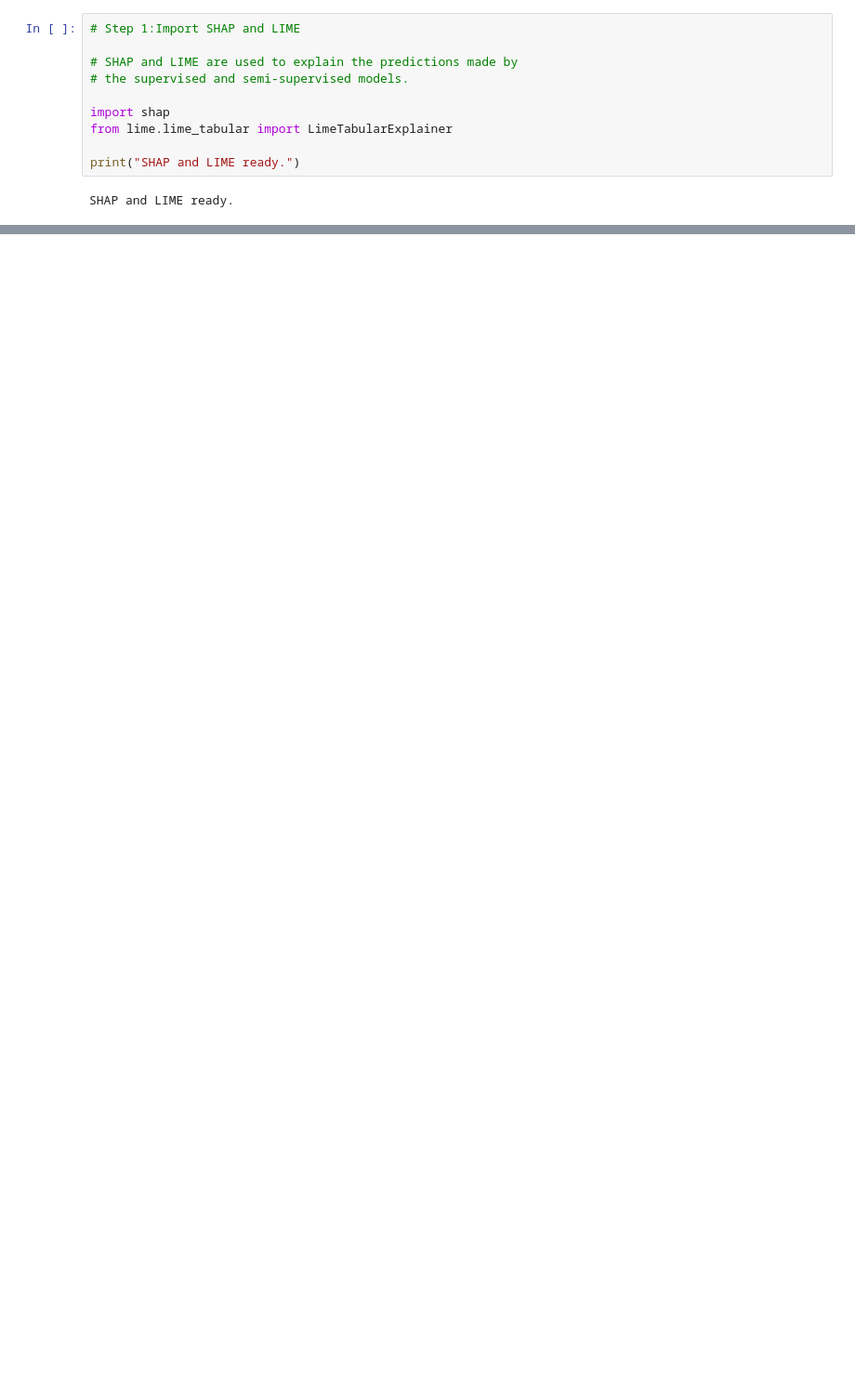
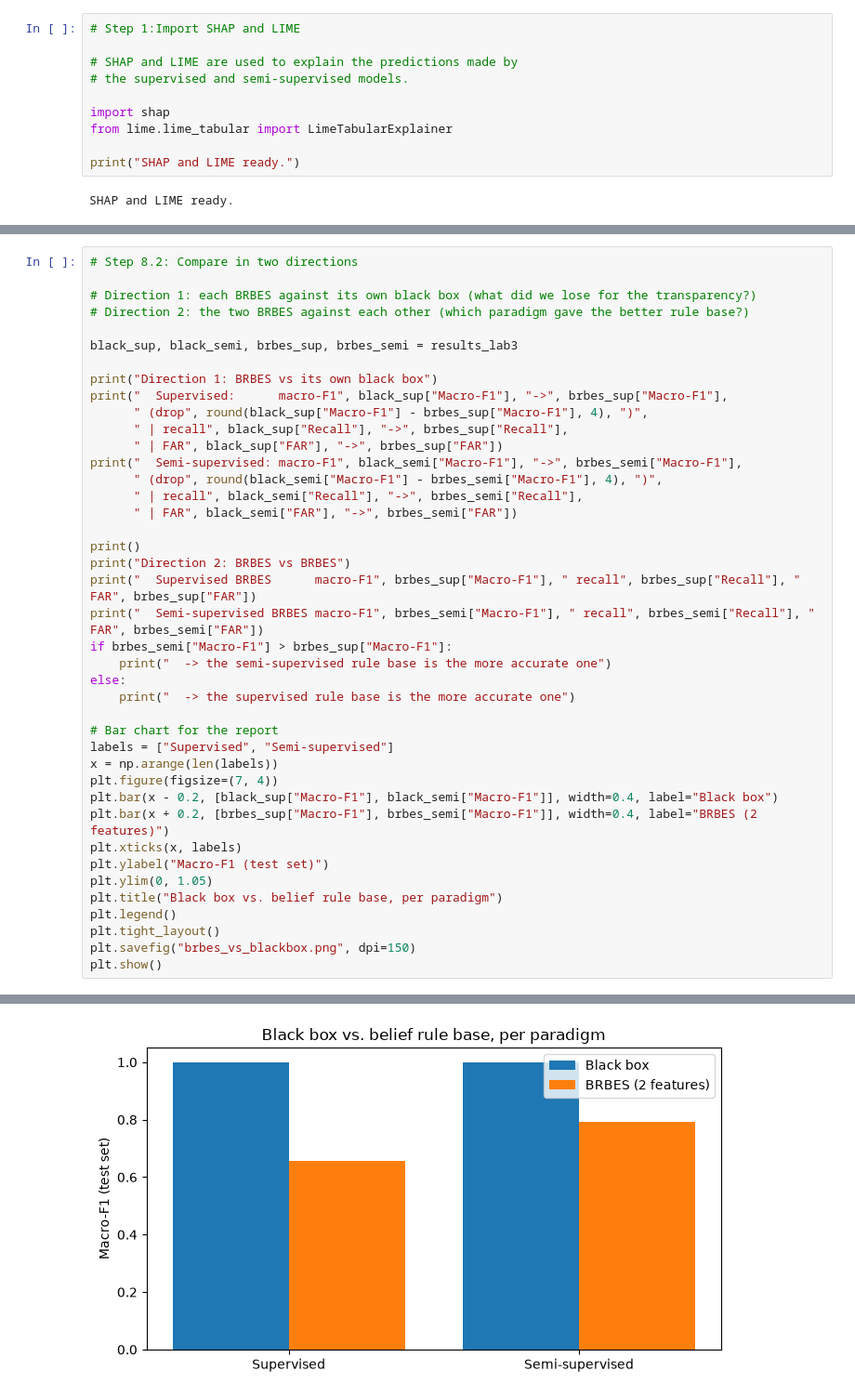
Before and after one commit to AlexandraSammueang/D7084_Lab3, a Jupyter notebook: notebook.ipynb, the cells around one changed output, grey strips where cells are left out. Shown at 93% size. Saved outputs shown, nothing was run; the diff lists cells and outputs as text; blank space fills up the shorter version.

Commit message:
Step 6-8

```diff
--- a/notebook.ipynb
+++ b/notebook.ipynb
@@ -261,0 +733,42 @@ Top-2 features (semi-supervised): ['Packet Length Variance', 'Average Packet Siz
+# %%
+# Step 8.2: Compare in two directions
+
+# Direction 1: each BRBES against its own black box (what did we lose for the transparency?)
+# Direction 2: the two BRBES against each other (which paradigm gave the better rule base?)
+
+black_sup, black_semi, brbes_sup, brbes_semi = results_lab3
+
+print("Direction 1: BRBES vs its own black box")
+print("  Supervised:      macro-F1", black_sup["Macro-F1"], "->", brbes_sup["Macro-F1"],
+      " (drop", round(black_sup["Macro-F1"] - brbes_sup["Macro-F1"], 4), ")",
+      " | recall", black_sup["Recall"], "->", brbes_sup["Recall"],
+      " | FAR", black_sup["FAR"], "->", brbes_sup["FAR"])
+print("  Semi-supervised: macro-F1", black_semi["Macro-F1"], "->", brbes_semi["Macro-F1"],
+      " (drop", round(black_semi["Macro-F1"] - brbes_semi["Macro-F1"], 4), ")",
+      " | recall", black_semi["Recall"], "->", brbes_semi["Recall"],
+      " | FAR", black_semi["FAR"], "->", brbes_semi["FAR"])
+
+print()
+print("Direction 2: BRBES vs BRBES")
+print("  Supervised BRBES      macro-F1", brbes_sup["Macro-F1"], " recall", brbes_sup["Recall"], " FAR", brbes_sup["FAR"])
+print("  Semi-supervised BRBES macro-F1", brbes_semi["Macro-F1"], " recall", brbes_semi["Recall"], " FAR", brbes_semi["FAR"])
+if brbes_semi["Macro-F1"] > brbes_sup["Macro-F1"]:
+    print("  -> the semi-supervised rule base is the more accurate one")
+else:
+    print("  -> the supervised rule base is the more accurate one")
+
+# Bar chart for the report
+labels = ["Supervised", "Semi-supervised"]
+x = np.arange(len(labels))
+plt.figure(figsize=(7, 4))
+plt.bar(x - 0.2, [black_sup["Macro-F1"], black_semi["Macro-F1"]], width=0.4, label="Black box")
+plt.bar(x + 0.2, [brbes_sup["Macro-F1"], brbes_semi["Macro-F1"]], width=0.4, label="BRBES (2 features)")
+plt.xticks(x, labels)
+plt.ylabel("Macro-F1 (test set)")
+plt.ylim(0, 1.05)
+plt.title("Black box vs. belief rule base, per paradigm")
+plt.legend()
+plt.tight_layout()
+plt.savefig("brbes_vs_blackbox.png", dpi=150)
+plt.show()
+# %% [output]
@@ -261,0 +783 @@ Top-2 features (semi-supervised): ['Packet Length Variance', 'Average Packet Siz
+[figure, added]
```
Also changed, not shown: parts of 20 cells of this notebook, 6 other files.
